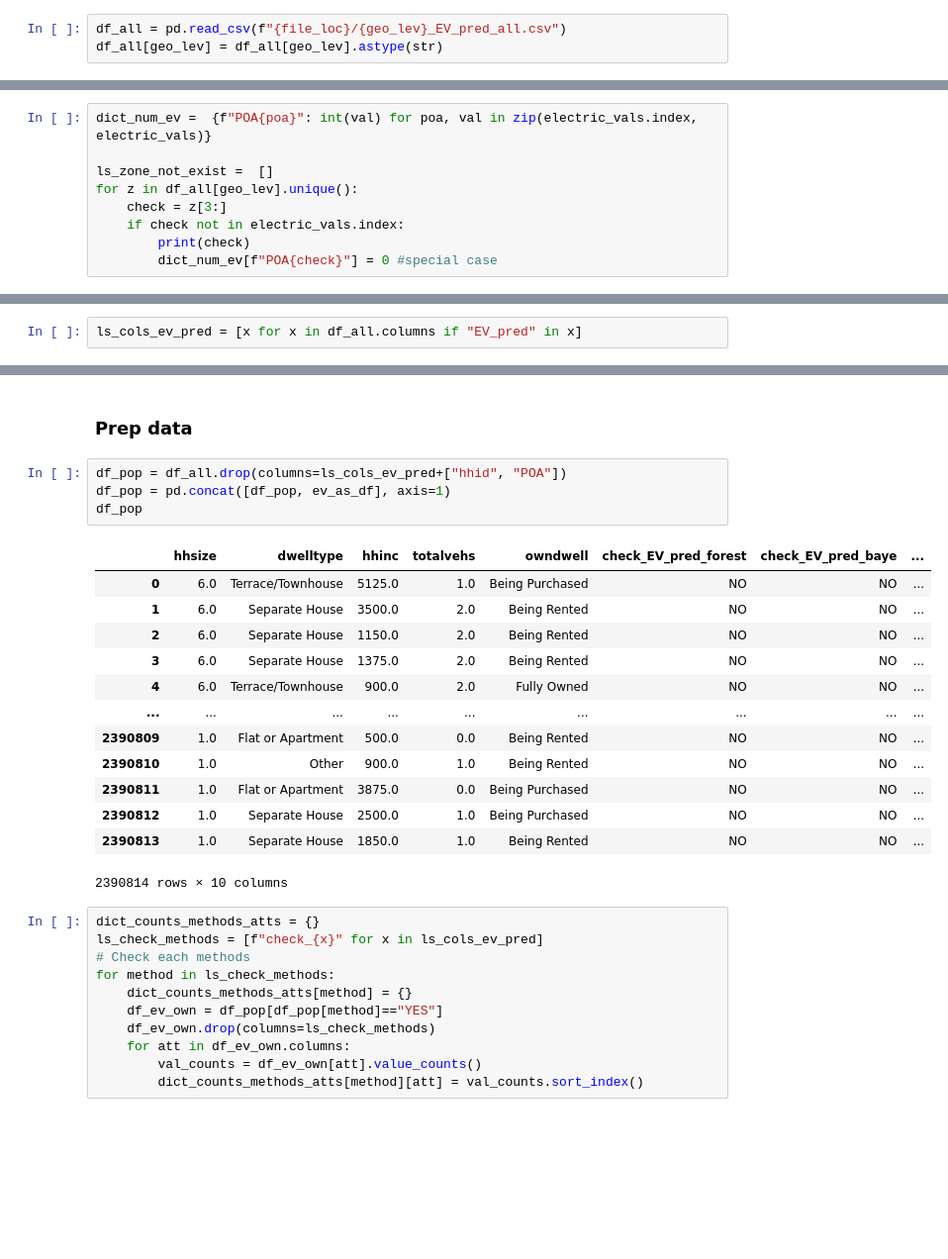
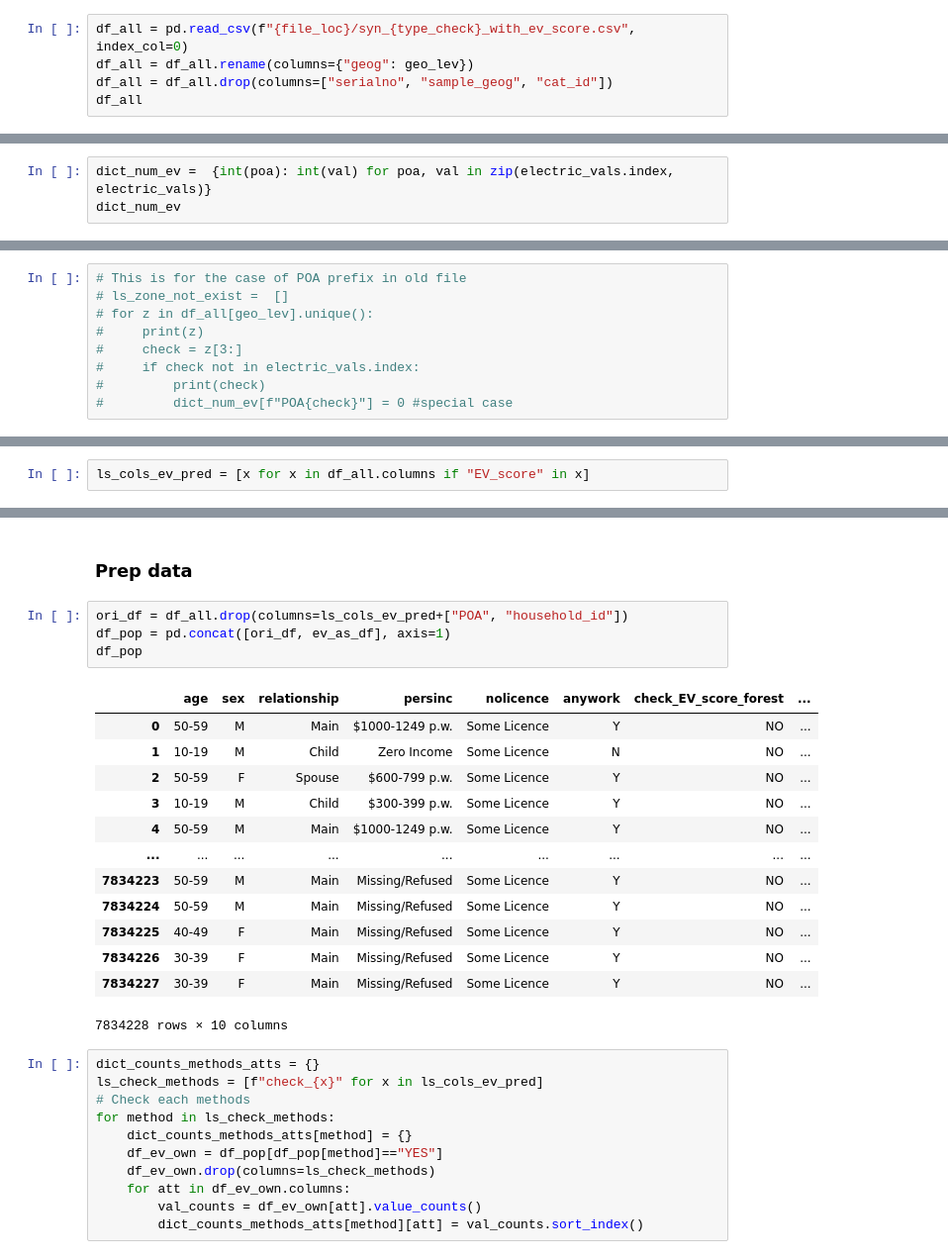
Before and after one commit to bobkatla/rhea, a Jupyter notebook: rela_between_atts/run_analysis_POA.ipynb, the cells around one changed output, grey strips where cells are left out. Shown at 99% size. Drawn from its saved outputs; the diff is of its cells as text; blank space fills up the shorter version.

```diff
--- a/rela_between_atts/run_analysis_POA.ipynb
+++ b/rela_between_atts/run_analysis_POA.ipynb
@@ -40,5 +35,7 @@ electric_vals
 3996     10.0
 Name: Fuel type__Electric, Length: 691, dtype: float64
 # %%
-df_all = pd.read_csv(f"{file_loc}/{geo_lev}_EV_pred_all.csv")
-df_all[geo_lev] = df_all[geo_lev].astype(str)
+df_all = pd.read_csv(f"{file_loc}/syn_{type_check}_with_ev_score.csv", index_col=0)
+df_all = df_all.rename(columns={"geog": geo_lev})
+df_all = df_all.drop(columns=["serialno", "sample_geog", "cat_id"])
+df_all
@@ -44,0 +56,3 @@ df_all[geo_lev] = df_all[geo_lev].astype(str)
+# %%
+dict_num_ev =  {int(poa): int(val) for poa, val in zip(electric_vals.index, electric_vals)}
+dict_num_ev
@@ -45,9 +77,9 @@ df_all[geo_lev] = df_all[geo_lev].astype(str)
 # %%
-dict_num_ev =  {f"POA{poa}": int(val) for poa, val in zip(electric_vals.index, electric_vals)}
-
-ls_zone_not_exist =  []
-for z in df_all[geo_lev].unique():
-    check = z[3:]
-    if check not in electric_vals.index:
-        print(check)
-        dict_num_ev[f"POA{check}"] = 0 #special case
+# This is for the case of POA prefix in old file
+# ls_zone_not_exist =  []
+# for z in df_all[geo_lev].unique():
+#     print(z)
+#     check = z[3:]
+#     if check not in electric_vals.index:
+#         print(check)
+#         dict_num_ev[f"POA{check}"] = 0 #special case
@@ -58,5 +86,5 @@ for z in df_all[geo_lev].unique():
 # %%
-ls_cols_ev_pred = [x for x in df_all.columns if "EV_pred" in x]
+ls_cols_ev_pred = [x for x in df_all.columns if "EV_score" in x]
 # %%
 combine_fin_df = df_all[ls_cols_ev_pred+[geo_lev]]
 # %% [markdown]
@@ -194,23 +218,23 @@ import geopandas as gpd
 # %% [markdown]
 ### Prep data
 # %%
-df_pop = df_all.drop(columns=ls_cols_ev_pred+["hhid", "POA"])
-df_pop = pd.concat([df_pop, ev_as_df], axis=1)
+ori_df = df_all.drop(columns=ls_cols_ev_pred+["POA", "household_id"])
+df_pop = pd.concat([ori_df, ev_as_df], axis=1)
 df_pop
 # %% [output]
-|  | hhsize | dwelltype | hhinc | totalvehs | owndwell | check_EV_pred_forest | check_EV_pred_baye | ... |
-| 0 | 6.0 | Terrace/Townhouse | 5125.0 | 1.0 | Being Purchased | NO | NO | ... |
-| 1 | 6.0 | Separate House | 3500.0 | 2.0 | Being Rented | NO | NO | ... |
-| 2 | 6.0 | Separate House | 1150.0 | 2.0 | Being Rented | NO | NO | ... |
-| 3 | 6.0 | Separate House | 1375.0 | 2.0 | Being Rented | NO | NO | ... |
-| 4 | 6.0 | Terrace/Townhouse | 900.0 | 2.0 | Fully Owned | NO | NO | ... |
+|  | age | sex | relationship | persinc | nolicence | anywork | check_EV_score_forest | ... |
+| 0 | 50-59 | M | Main | $1000-1249 p.w. | Some Licence | Y | NO | ... |
+| 1 | 10-19 | M | Child | Zero Income | Some Licence | N | NO | ... |
+| 2 | 50-59 | F | Spouse | $600-799 p.w. | Some Licence | Y | NO | ... |
+| 3 | 10-19 | M | Child | $300-399 p.w. | Some Licence | Y | NO | ... |
+| 4 | 50-59 | M | Main | $1000-1249 p.w. | Some Licence | Y | NO | ... |
 | ... | ... | ... | ... | ... | ... | ... | ... | ... |
-| 2390809 | 1.0 | Flat or Apartment | 500.0 | 0.0 | Being Rented | NO | NO | ... |
-| 2390810 | 1.0 | Other | 900.0 | 1.0 | Being Rented | NO | NO | ... |
-| 2390811 | 1.0 | Flat or Apartment | 3875.0 | 0.0 | Being Purchased | NO | NO | ... |
-| 2390812 | 1.0 | Separate House | 2500.0 | 1.0 | Being Purchased | NO | NO | ... |
-| 2390813 | 1.0 | Separate House | 1850.0 | 1.0 | Being Rented | NO | NO | ... |
+| 7834223 | 50-59 | M | Main | Missing/Refused | Some Licence | Y | NO | ... |
+| 7834224 | 50-59 | M | Main | Missing/Refused | Some Licence | Y | NO | ... |
+| 7834225 | 40-49 | F | Main | Missing/Refused | Some Licence | Y | NO | ... |
+| 7834226 | 30-39 | F | Main | Missing/Refused | Some Licence | Y | NO | ... |
+| 7834227 | 30-39 | F | Main | Missing/Refused | Some Licence | Y | NO | ... |
-2390814 rows × 10 columns
+7834228 rows × 10 columns
 # %%
 dict_counts_methods_atts = {}
 ls_check_methods = [f"check_{x}" for x in ls_cols_ev_pred]
```
Also changed, not shown: parts of 22 cells of this notebook, 3 other files.
